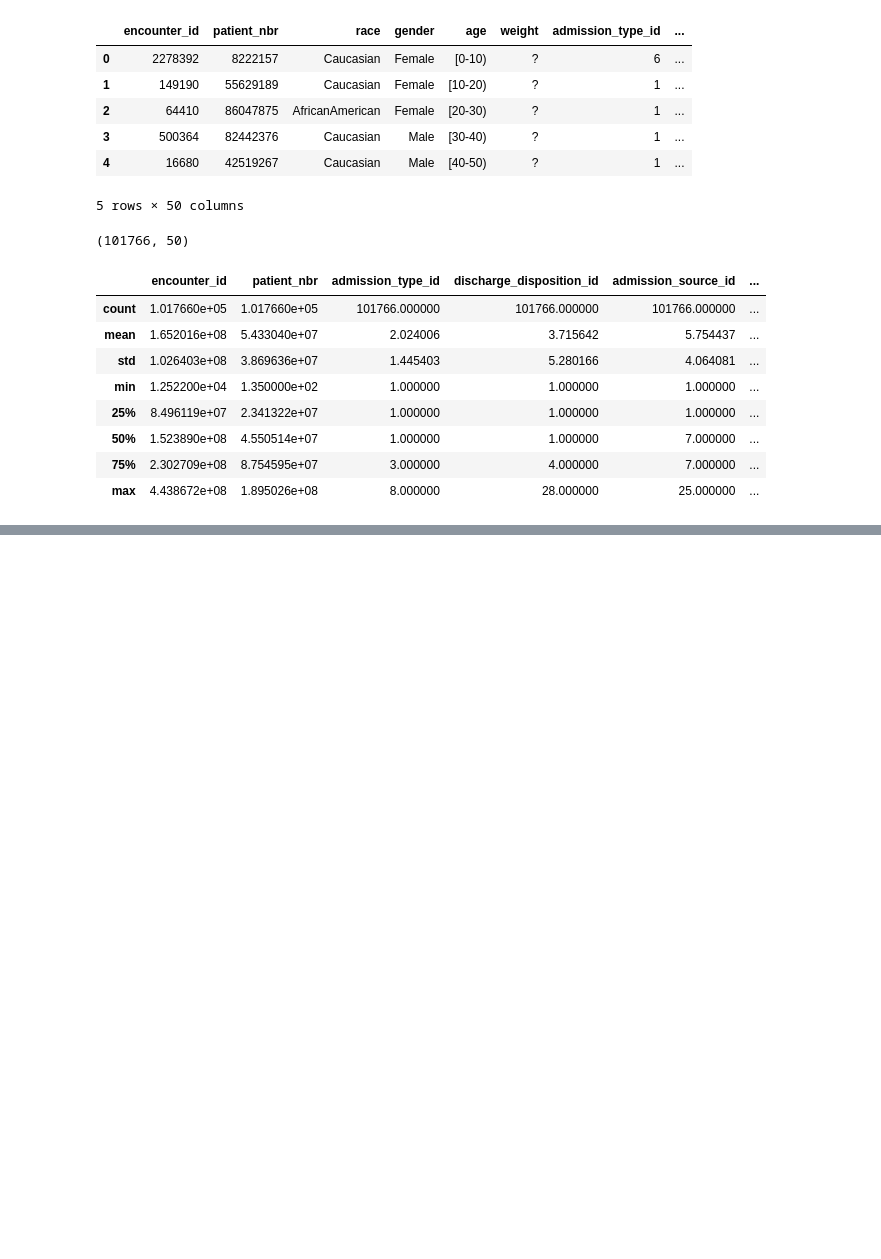
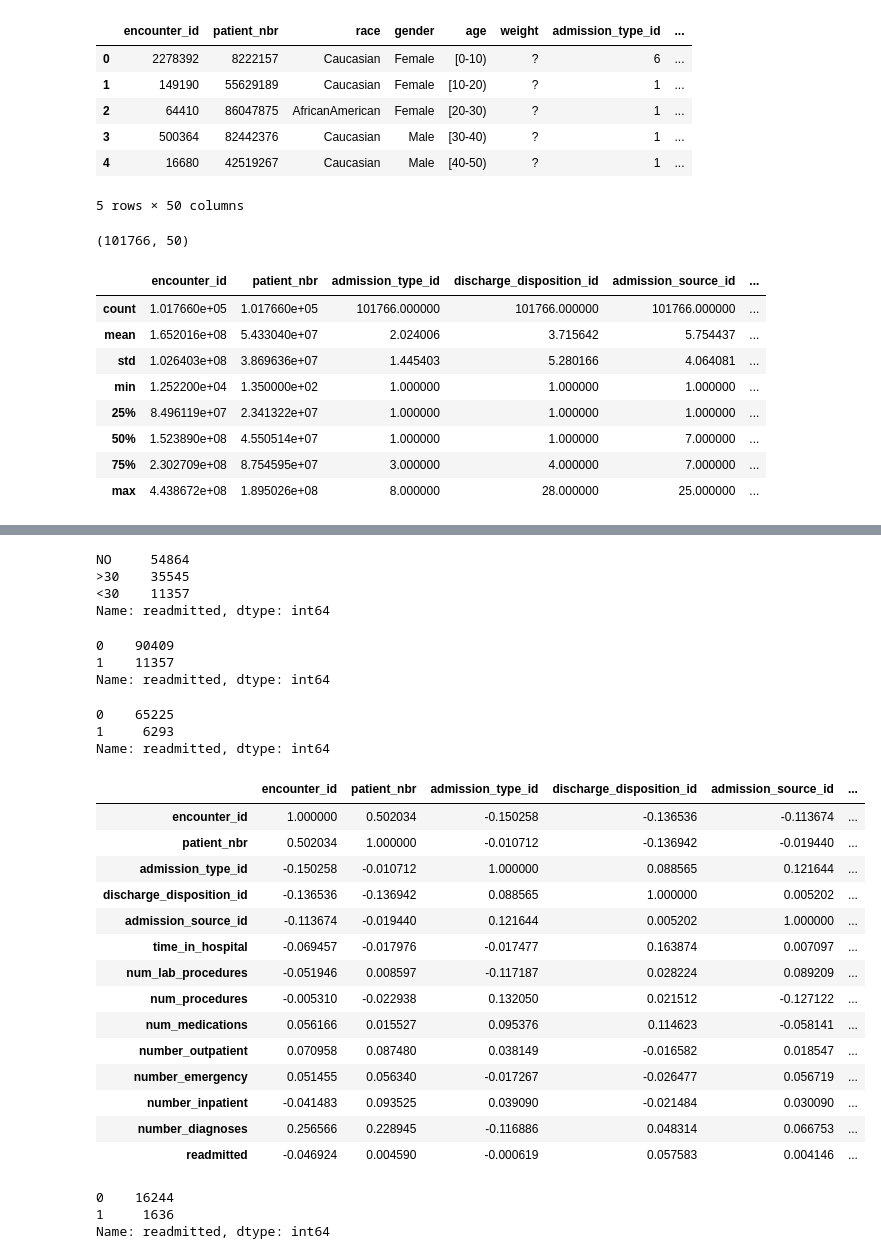
Before and after one commit to Anushi/hospital_readmissions, a Jupyter notebook: hospital_readmissions.ipynb, the cells around one changed output, grey strips where cells are left out. Saved outputs shown, nothing was run; the diff lists cells and outputs as text; code cells hidden in the pictures; blank space fills up the shorter version.

```diff
--- a/hospital_readmissions.ipynb
+++ b/hospital_readmissions.ipynb
@@ -233,0 +103,19 @@ plt.ylabel('Frequency')
+# %%
+# Here "readmitted" is the target variable
+hospital_set.readmitted.value_counts()
+# %% [output]
+NO     54864
+>30    35545
+<30    11357
+Name: readmitted, dtype: int64
+# %%
+# Transforming the "readmitted" variable into binary outcome.
+# NO = 0 (patients are not readmitted, it could be their first/initial admission)
+# >30 = 0 (patients admitted after 30 days are not called readmitted)
+# < 30 = 1 (patients admitted within 30 days are called readmitted)
+hospital_set['readmitted'] = hospital_set['readmitted'].map({ "<30" : 1, ">30" : 0,"NO" : 0})
+hospital_set.readmitted.value_counts()
+# %% [output]
+0    90409
+1    11357
+Name: readmitted, dtype: int64
@@ -233,0 +136,35 @@ plt.ylabel('Frequency')
+# %%
+# Here many patients have multiple encounter ids (hospitalizations).
+# For predictions, I will just take the first encounter id as first admission and
+# predict whether the patient will be readmitted next time or not withing 30 days window.
+
+# Here I use group by function to group by the hospital_set for each patient
+# and then take minimum value for encounter id to get first admission for each patient.
+hospital_subset = hospital_set.loc[hospital_set.groupby("patient_nbr")["encounter_id"].idxmin()]
+# %%
+#subset.shape
+#hospital_subset.head()
+hospital_subset.readmitted.value_counts()
+# %% [output]
+0    65225
+1     6293
+Name: readmitted, dtype: int64
+# %%
+# Look for any linear correlations in the data
+hospital_subset.corr()
+# %% [output]
+|  | encounter_id | patient_nbr | admission_type_id | discharge_disposition_id | admission_source_id | ... |
+| encounter_id | 1.000000 | 0.502034 | -0.150258 | -0.136536 | -0.113674 | ... |
+| patient_nbr | 0.502034 | 1.000000 | -0.010712 | -0.136942 | -0.019440 | ... |
+| admission_type_id | -0.150258 | -0.010712 | 1.000000 | 0.088565 | 0.121644 | ... |
+| discharge_disposition_id | -0.136536 | -0.136942 | 0.088565 | 1.000000 | 0.005202 | ... |
+| admission_source_id | -0.113674 | -0.019440 | 0.121644 | 0.005202 | 1.000000 | ... |
+| time_in_hospital | -0.069457 | -0.017976 | -0.017477 | 0.163874 | 0.007097 | ... |
+| num_lab_procedures | -0.051946 | 0.008597 | -0.117187 | 0.028224 | 0.089209 | ... |
+| num_procedures | -0.005310 | -0.022938 | 0.132050 | 0.021512 | -0.127122 | ... |
+| num_medications | 0.056166 | 0.015527 | 0.095376 | 0.114623 | -0.058141 | ... |
+| number_outpatient | 0.070958 | 0.087480 | 0.038149 | -0.016582 | 0.018547 | ... |
+| number_emergency | 0.051455 | 0.056340 | -0.017267 | -0.026477 | 0.056719 | ... |
+| number_inpatient | -0.041483 | 0.093525 | 0.039090 | -0.021484 | 0.030090 | ... |
+| number_diagnoses | 0.256566 | 0.228945 | -0.116886 | 0.048314 | 0.066753 | ... |
+| readmitted | -0.046924 | 0.004590 | -0.000619 | 0.057583 | 0.004146 | ... |
@@ -233,0 +189,9 @@ plt.ylabel('Frequency')
+# %%
+#X_test.head()
+#y_train.head()
+#y_train.value_counts()
+y_test.value_counts()
+# %% [output]
+0    16244
+1     1636
+Name: readmitted, dtype: int64
```
Also changed, not shown: parts of 22 cells of this notebook.
